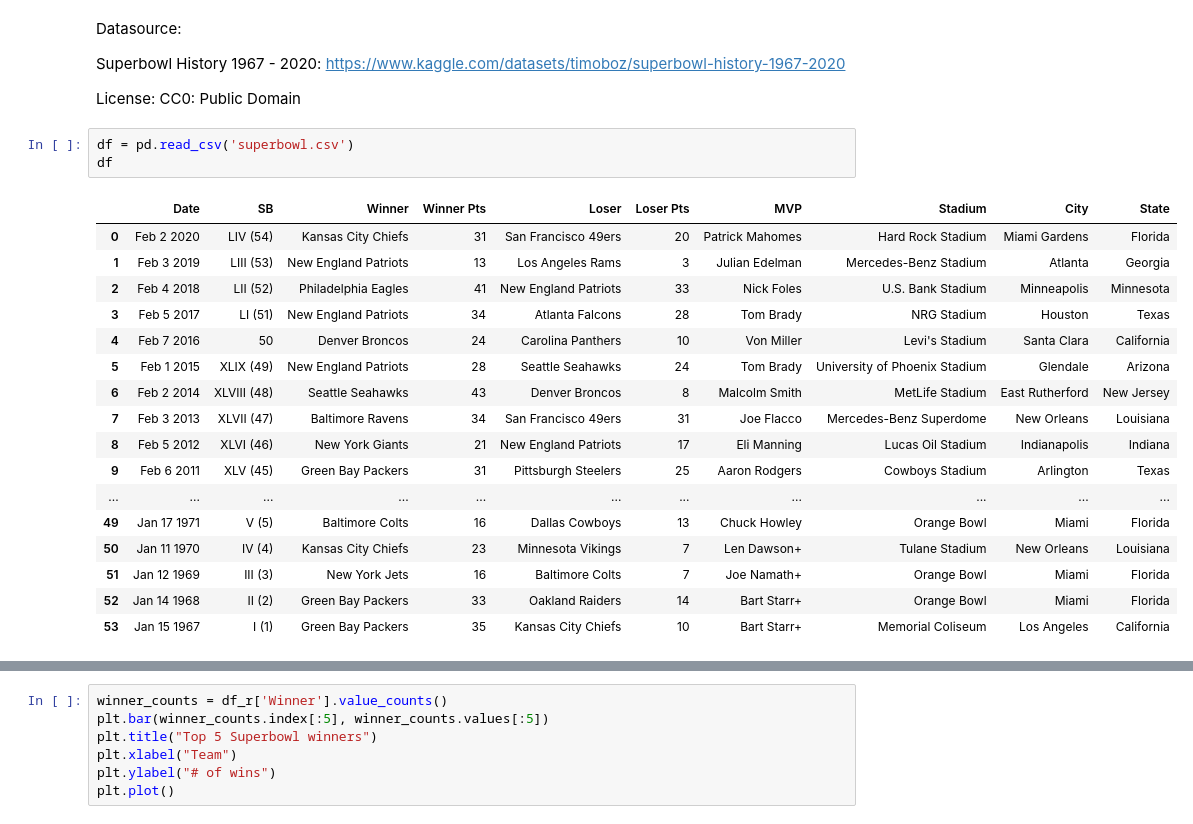
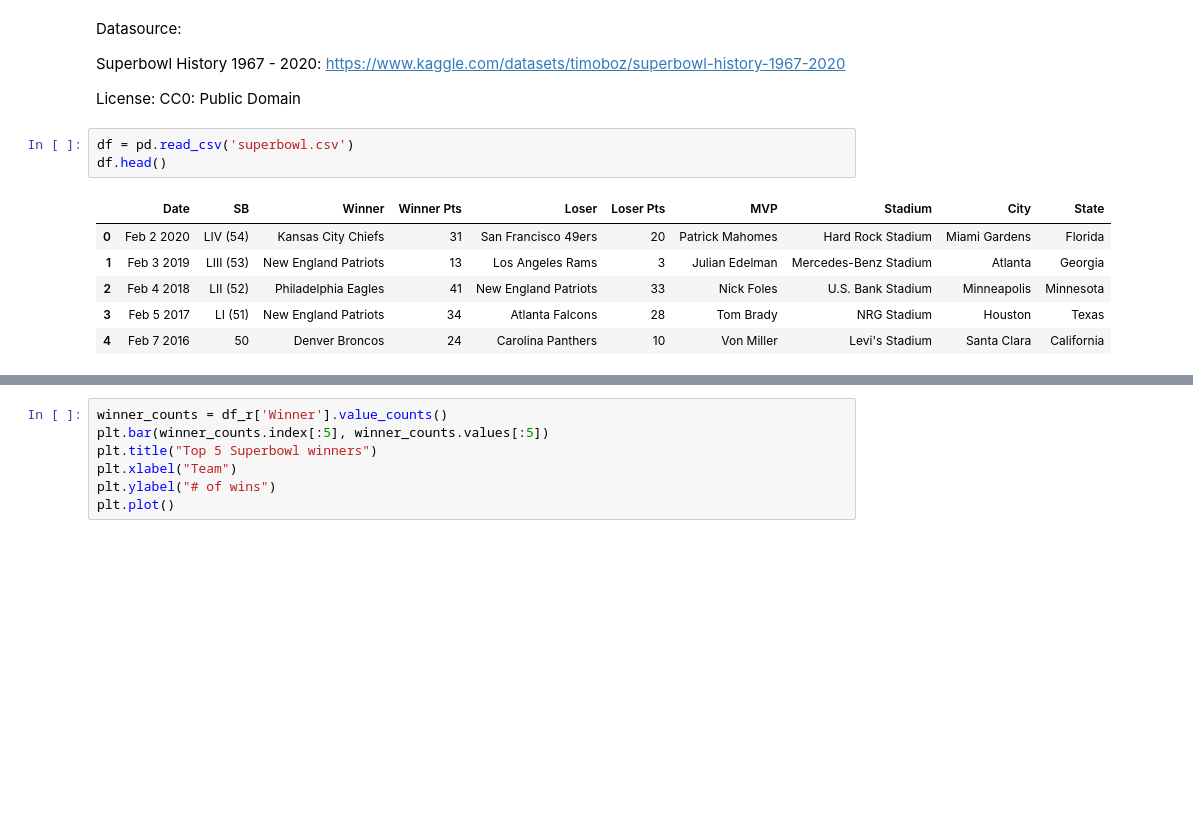
Before and after one commit to VivenPuthenpurayil/DataViz, a Jupyter notebook: IS445_Puthenpurayil_Viven_Individual.ipynb, the cells around one changed output, grey strips where cells are left out. Drawn from its saved outputs; the diff is of its cells as text; blank space fills up the shorter version.

```diff
--- a/IS445_Puthenpurayil_Viven_Individual.ipynb
+++ b/IS445_Puthenpurayil_Viven_Individual.ipynb
@@ -11,24 +11,13 @@ Superbowl History 1967 - 2020: https://www.kaggle.com/datasets/timoboz/superbowl
 License: CC0: Public Domain
 # %%
 df = pd.read_csv('superbowl.csv')
-df
+df.head()
 # %% [output]
 |  | Date | SB | Winner | Winner Pts | Loser | Loser Pts | MVP | Stadium | City | State |
 | 0 | Feb 2 2020 | LIV (54) | Kansas City Chiefs | 31 | San Francisco 49ers | 20 | Patrick Mahomes | Hard Rock Stadium | Miami Gardens | Florida |
 | 1 | Feb 3 2019 | LIII (53) | New England Patriots | 13 | Los Angeles Rams | 3 | Julian Edelman | Mercedes-Benz Stadium | Atlanta | Georgia |
 | 2 | Feb 4 2018 | LII (52) | Philadelphia Eagles | 41 | New England Patriots | 33 | Nick Foles | U.S. Bank Stadium | Minneapolis | Minnesota |
 | 3 | Feb 5 2017 | LI (51) | New England Patriots | 34 | Atlanta Falcons | 28 | Tom Brady | NRG Stadium | Houston | Texas |
 | 4 | Feb 7 2016 | 50 | Denver Broncos | 24 | Carolina Panthers | 10 | Von Miller | Levi's Stadium | Santa Clara | California |
-| 5 | Feb 1 2015 | XLIX (49) | New England Patriots | 28 | Seattle Seahawks | 24 | Tom Brady | University of Phoenix Stadium | Glendale | Arizona |
-| 6 | Feb 2 2014 | XLVIII (48) | Seattle Seahawks | 43 | Denver Broncos | 8 | Malcolm Smith | MetLife Stadium | East Rutherford | New Jersey |
-| 7 | Feb 3 2013 | XLVII (47) | Baltimore Ravens | 34 | San Francisco 49ers | 31 | Joe Flacco | Mercedes-Benz Superdome | New Orleans | Louisiana |
-| 8 | Feb 5 2012 | XLVI (46) | New York Giants | 21 | New England Patriots | 17 | Eli Manning | Lucas Oil Stadium | Indianapolis | Indiana |
-| 9 | Feb 6 2011 | XLV (45) | Green Bay Packers | 31 | Pittsburgh Steelers | 25 | Aaron Rodgers | Cowboys Stadium | Arlington | Texas |
-| ... | ... | ... | ... | ... | ... | ... | ... | ... | ... | ... |
-| 49 | Jan 17 1971 | V (5) | Baltimore Colts | 16 | Dallas Cowboys | 13 | Chuck Howley | Orange Bowl | Miami | Florida |
-| 50 | Jan 11 1970 | IV (4) | Kansas City Chiefs | 23 | Minnesota Vikings | 7 | Len Dawson+ | Tulane Stadium | New Orleans | Louisiana |
-| 51 | Jan 12 1969 | III (3) | New York Jets | 16 | Baltimore Colts | 7 | Joe Namath+ | Orange Bowl | Miami | Florida |
-| 52 | Jan 14 1968 | II (2) | Green Bay Packers | 33 | Oakland Raiders | 14 | Bart Starr+ | Orange Bowl | Miami | Florida |
-| 53 | Jan 15 1967 | I (1) | Green Bay Packers | 35 | Kansas City Chiefs | 10 | Bart Starr+ | Memorial Coliseum | Los Angeles | California |
 # %%
 df_r = df.iloc[::-1]
```
Also changed, not shown: parts of 6 cells of this notebook, 2 other files.
